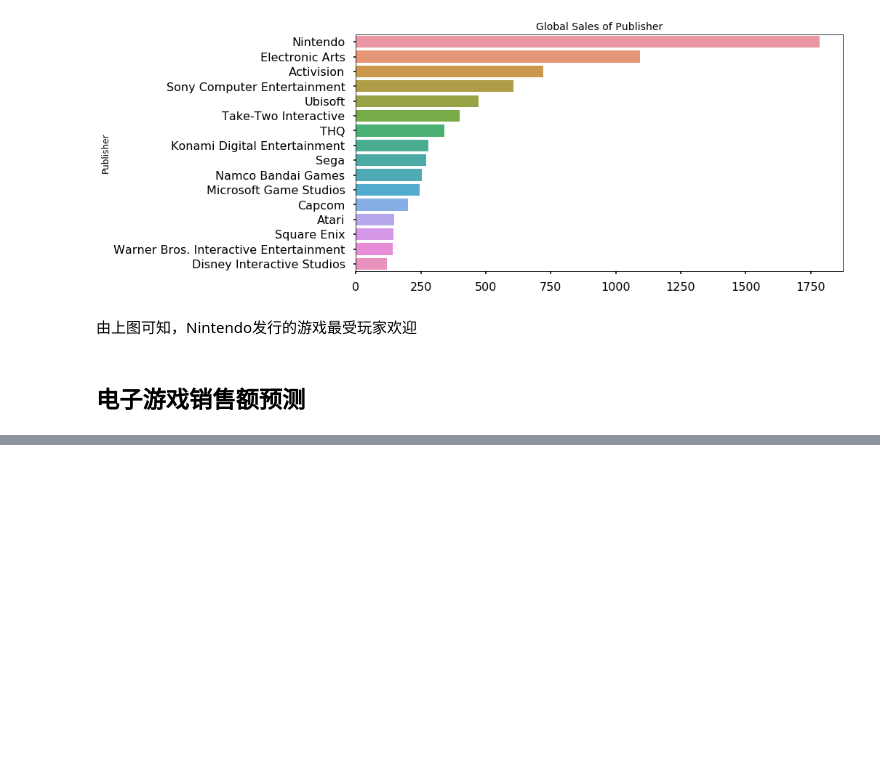
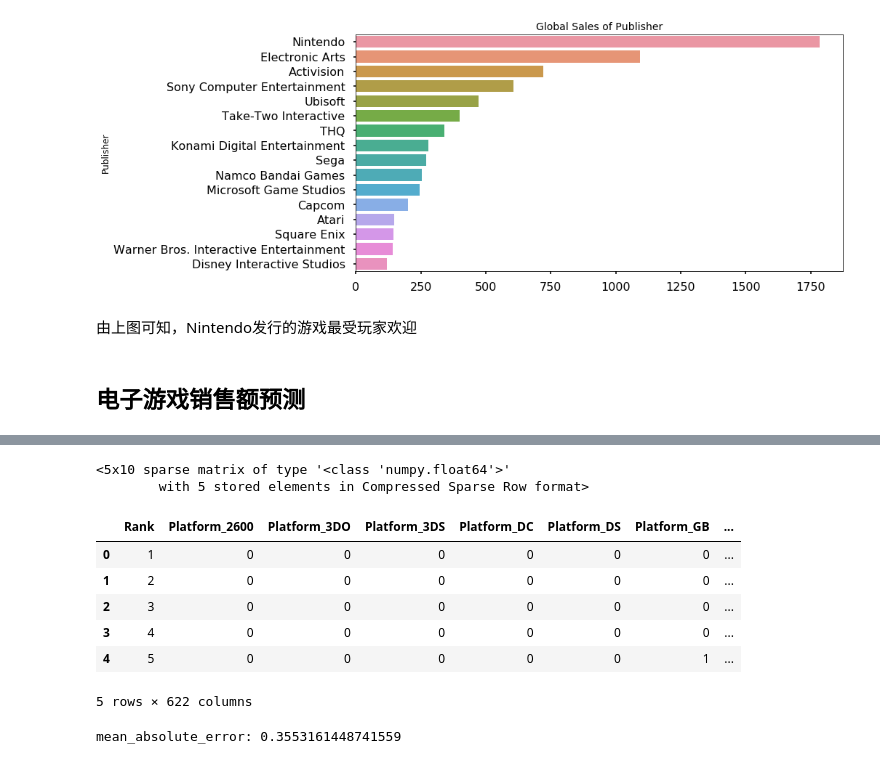
Before and after one commit to Wchoward/DataMiningClass, a Jupyter notebook: assignment3/VideoGameSales.ipynb, the cells around one changed output, grey strips where cells are left out. Cells and saved outputs as stored; diff of their text form; code cells hidden in the pictures; blank space fills up the shorter version.

Commit message:
prediction half finished

```diff
--- a/assignment3/VideoGameSales.ipynb
+++ b/assignment3/VideoGameSales.ipynb
@@ -168,0 +171,7 @@ plt.show()
+# %%
+from IPython.display import display
+df = df[np.isfinite(df['Year'])]
+globalSales = df['Global_Sales']
+features = df.drop(['Name', 'EU_Sales', 'JP_Sales', 'Other_Sales', 'Global_Sales'], axis = 1)
+display(globalSales[:5])
+display(features[:5])
@@ -168,0 +191,33 @@ plt.show()
+# %%
+from sklearn.preprocessing import LabelEncoder
+from sklearn.preprocessing import OneHotEncoder
+le = LabelEncoder()
+ohe = OneHotEncoder()
+features.Platform = le.fit_transform(df.Platform)
+features.Genre = le.fit_transform(df.Genre)
+features.Publisher = le.fit_transform(df.Publisher)
+features = ohe.fit_transform(features)
+features[:5,:10]
+# %% [output]
+<5x10 sparse matrix of type '<class 'numpy.float64'>'
+        with 5 stored elements in Compressed Sparse Row format>
+# %%
+temp = pd.DataFrame(index = features.index)
+
+for col, col_data in features.iteritems():
+
+    if col_data.dtype == object:
+        col_data = pd.get_dummies(col_data, prefix = col)
+
+    temp = temp.join(col_data)
+
+features = temp
+display(features[:5])
+# %% [output]
+|  | Rank | Platform_2600 | Platform_3DO | Platform_3DS | Platform_DC | Platform_DS | Platform_GB | ... |
+| 0 | 1 | 0 | 0 | 0 | 0 | 0 | 0 | ... |
+| 1 | 2 | 0 | 0 | 0 | 0 | 0 | 0 | ... |
+| 2 | 3 | 0 | 0 | 0 | 0 | 0 | 0 | ... |
+| 3 | 4 | 0 | 0 | 0 | 0 | 0 | 0 | ... |
+| 4 | 5 | 0 | 0 | 0 | 0 | 0 | 1 | ... |
+5 rows × 622 columns
@@ -168,0 +230,11 @@ plt.show()
+# %%
+from sklearn.tree import DecisionTreeRegressor
+
+regDTR = DecisionTreeRegressor(random_state = 4)
+regDTR.fit(X_train, y_train)
+y_regDTR = regDTR.predict(X_test)
+
+from sklearn.metrics import mean_absolute_error
+print ('mean_absolute_error:', mean_absolute_error(y_test, y_regDTR))
+# %% [output]
+mean_absolute_error: 0.3553161448741559
```
Also changed, not shown: parts of 4 cells of this notebook.
